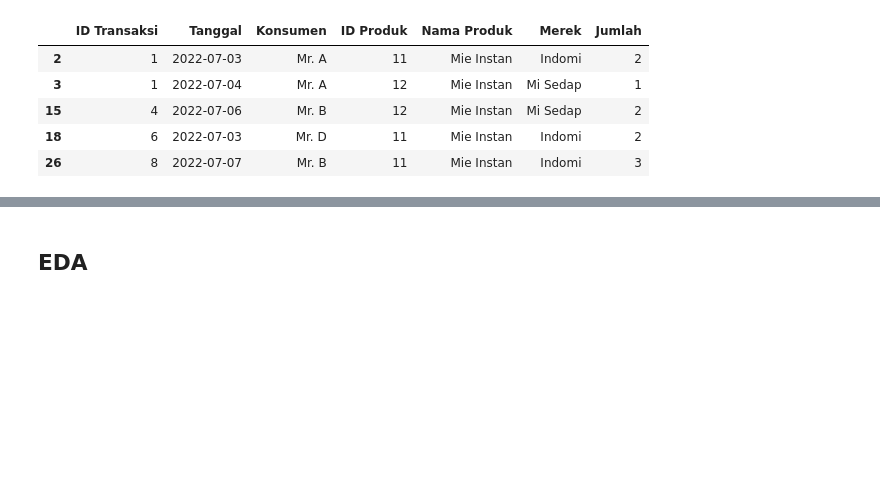
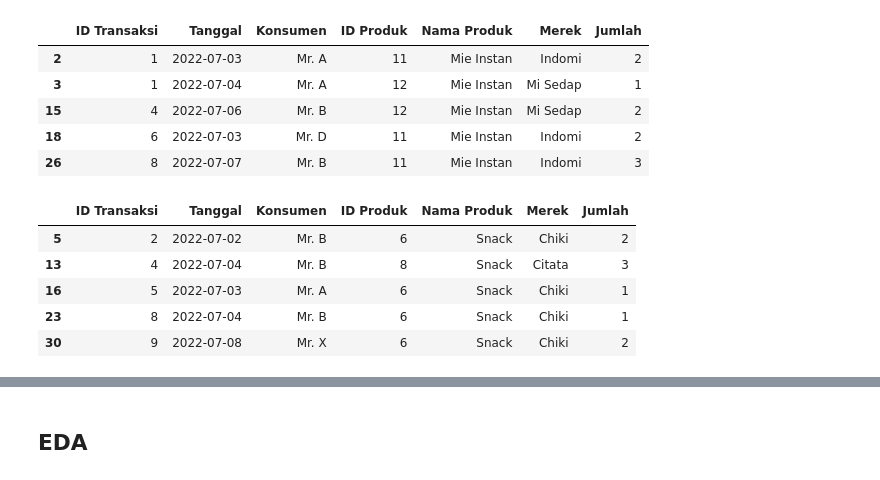
Before and after one commit to yogaap113/Case-Study-03-Data-Mining-UIN-Ganjil-2022-Kelompok-1, a Jupyter notebook: Case_Study_03_Data_Mining_UIN_Ganjil_2022_Kelompok_1.ipynb, the cells around one changed output, grey strips where cells are left out. Cells and saved outputs as stored; diff of their text form; code cells hidden in the pictures; blank space fills up the shorter version.

```diff
--- a/Case_Study_03_Data_Mining_UIN_Ganjil_2022_Kelompok_1.ipynb
+++ b/Case_Study_03_Data_Mining_UIN_Ganjil_2022_Kelompok_1.ipynb
@@ -197,3 +200,14 @@ produk_mie.head()
 | 15 | 4 | 2022-07-06 | Mr. B | 12 | Mie Instan | Mi Sedap | 2 |
 | 18 | 6 | 2022-07-03 | Mr. D | 11 | Mie Instan | Indomi | 2 |
 | 26 | 8 | 2022-07-07 | Mr. B | 11 | Mie Instan | Indomi | 3 |
+# %%
+grouped_produk = df.groupby(['Nama Produk'])
+produk_snack = grouped_produk.get_group('Snack')
+produk_snack.head()
+# %% [output]
+|  | ID Transaksi | Tanggal | Konsumen | ID Produk | Nama Produk | Merek | Jumlah |
+| 5 | 2 | 2022-07-02 | Mr. B | 6 | Snack | Chiki | 2 |
+| 13 | 4 | 2022-07-04 | Mr. B | 8 | Snack | Citata | 3 |
+| 16 | 5 | 2022-07-03 | Mr. A | 6 | Snack | Chiki | 1 |
+| 23 | 8 | 2022-07-04 | Mr. B | 6 | Snack | Chiki | 1 |
+| 30 | 9 | 2022-07-08 | Mr. X | 6 | Snack | Chiki | 2 |
```
Also changed, not shown: parts of 14 cells of this notebook.
